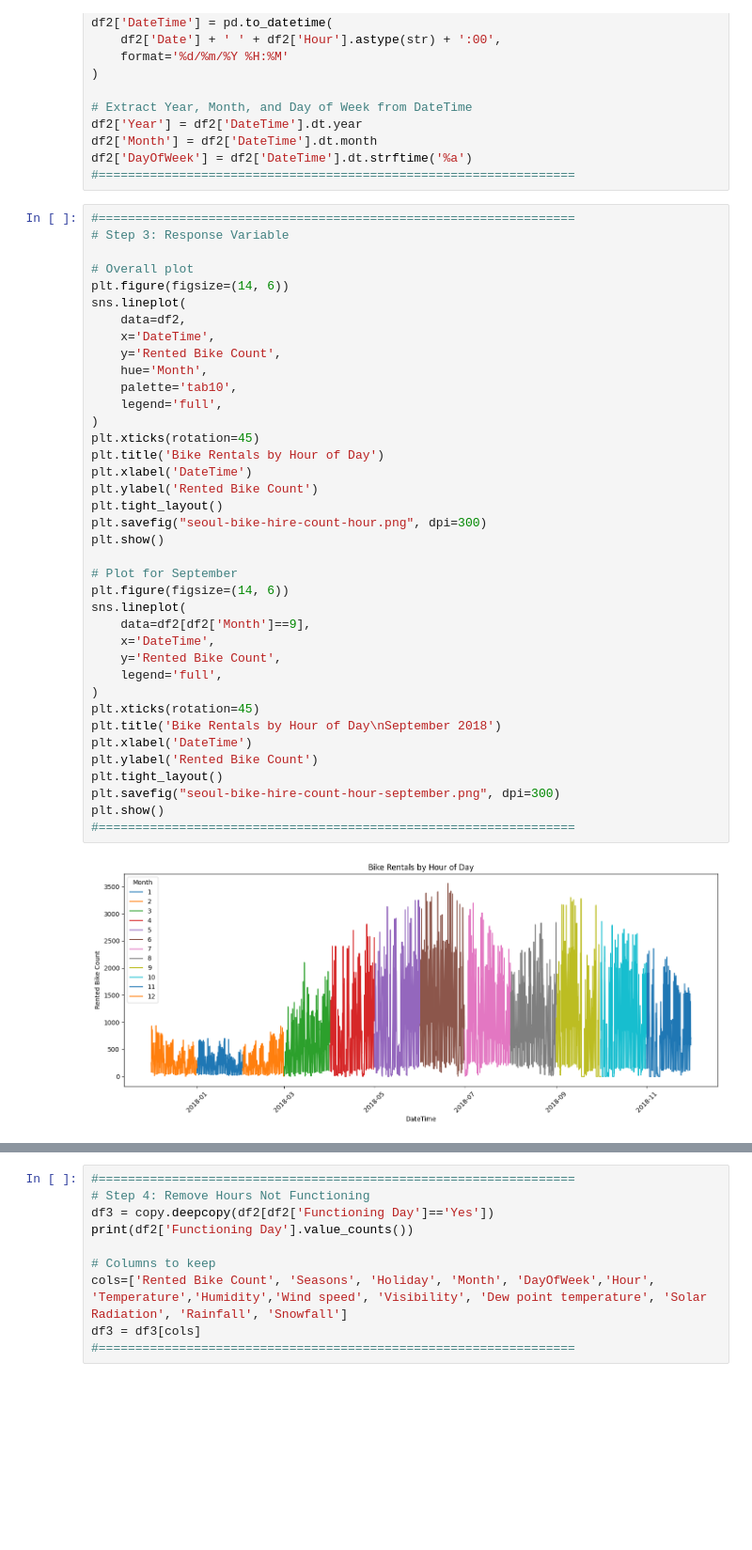
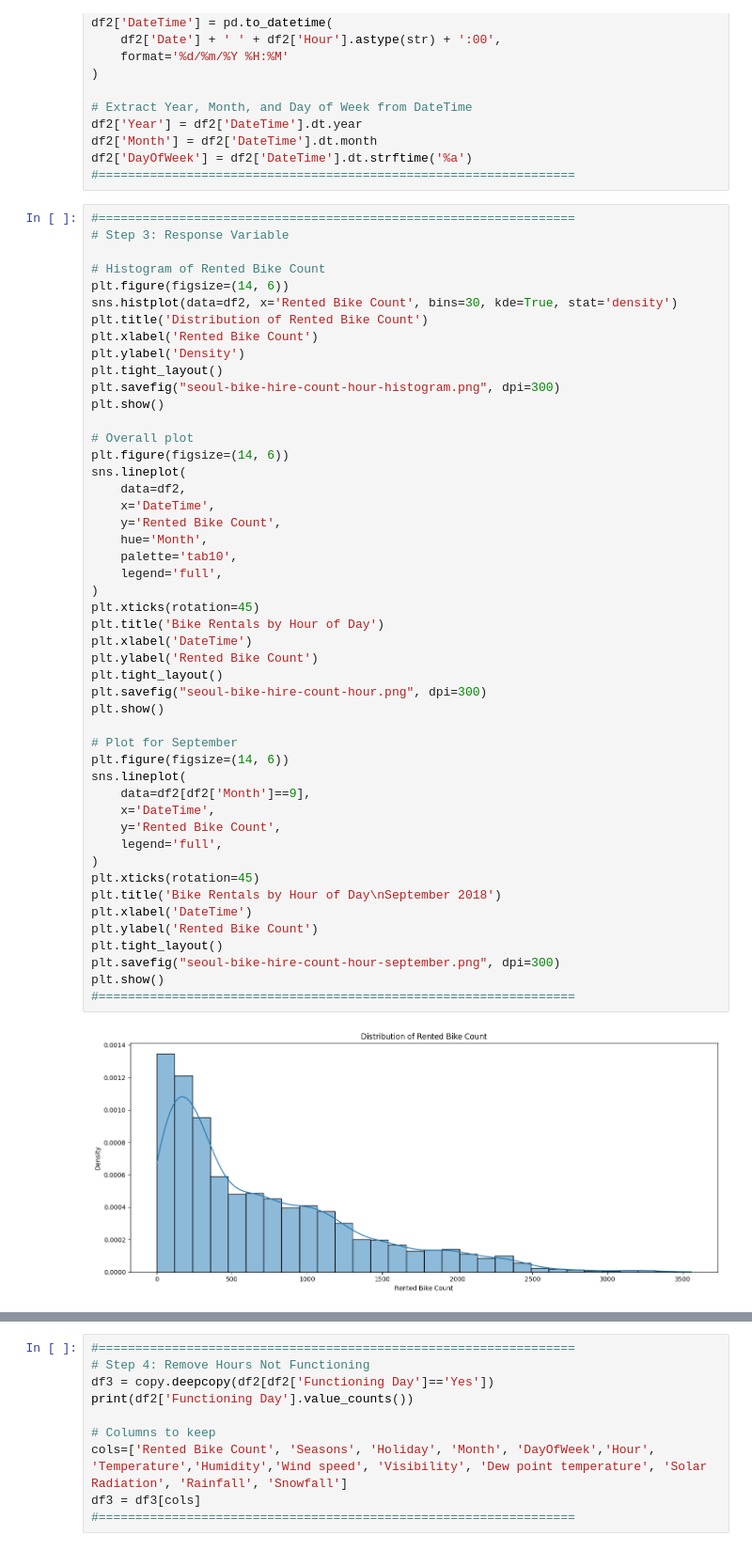
Before and after one commit to MarkThackham/MarkThackham.github.io, a Jupyter notebook: Portfolio/machine-learning/seoul-bike-hire/Seoul-bike-hire-data.ipynb, the cells around one changed output, grey strips where cells are left out. Shown at 94% size. Saved outputs shown, nothing was run; the diff lists cells and outputs as text; blank space fills up the shorter version.

```diff
--- a/Portfolio/machine-learning/seoul-bike-hire/Seoul-bike-hire-data.ipynb
+++ b/Portfolio/machine-learning/seoul-bike-hire/Seoul-bike-hire-data.ipynb
@@ -134,6 +134,16 @@ df2['DayOfWeek'] = df2['DateTime'].dt.strftime('%a')
 # %%
 #=================================================================
 # Step 3: Response Variable
+
+# Histogram of Rented Bike Count
+plt.figure(figsize=(14, 6))
+sns.histplot(data=df2, x='Rented Bike Count', bins=30, kde=True, stat='density')
+plt.title('Distribution of Rented Bike Count')
+plt.xlabel('Rented Bike Count')
+plt.ylabel('Density')
+plt.tight_layout()
+plt.savefig("seoul-bike-hire-count-hour-histogram.png", dpi=300)
+plt.show()
 
 # Overall plot
 plt.figure(figsize=(14, 6))
@@ -143,31 +153,31 @@ sns.lineplot(
     y='Rented Bike Count',
     hue='Month',
     palette='tab10',
     legend='full',
 )
 plt.xticks(rotation=45)
 plt.title('Bike Rentals by Hour of Day')
 plt.xlabel('DateTime')
 plt.ylabel('Rented Bike Count')
 plt.tight_layout()
 plt.savefig("seoul-bike-hire-count-hour.png", dpi=300)
 plt.show()
 
 # Plot for September
 plt.figure(figsize=(14, 6))
 sns.lineplot(
     data=df2[df2['Month']==9],
     x='DateTime',
     y='Rented Bike Count',
     legend='full',
 )
 plt.xticks(rotation=45)
 plt.title('Bike Rentals by Hour of Day\nSeptember 2018')
 plt.xlabel('DateTime')
 plt.ylabel('Rented Bike Count')
 plt.tight_layout()
 plt.savefig("seoul-bike-hire-count-hour-september.png", dpi=300)
 plt.show()
 #=================================================================
 # %% [output]
-[figure, old version]
+[figure, new version]
```
Also changed, not shown: parts of 4 cells of this notebook, 2 other files.
